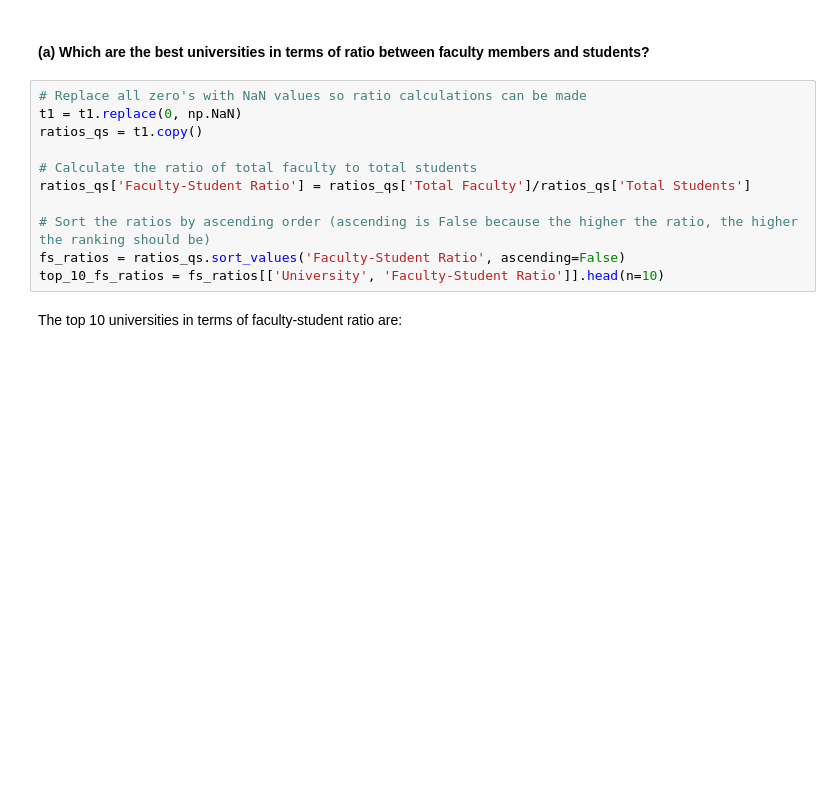
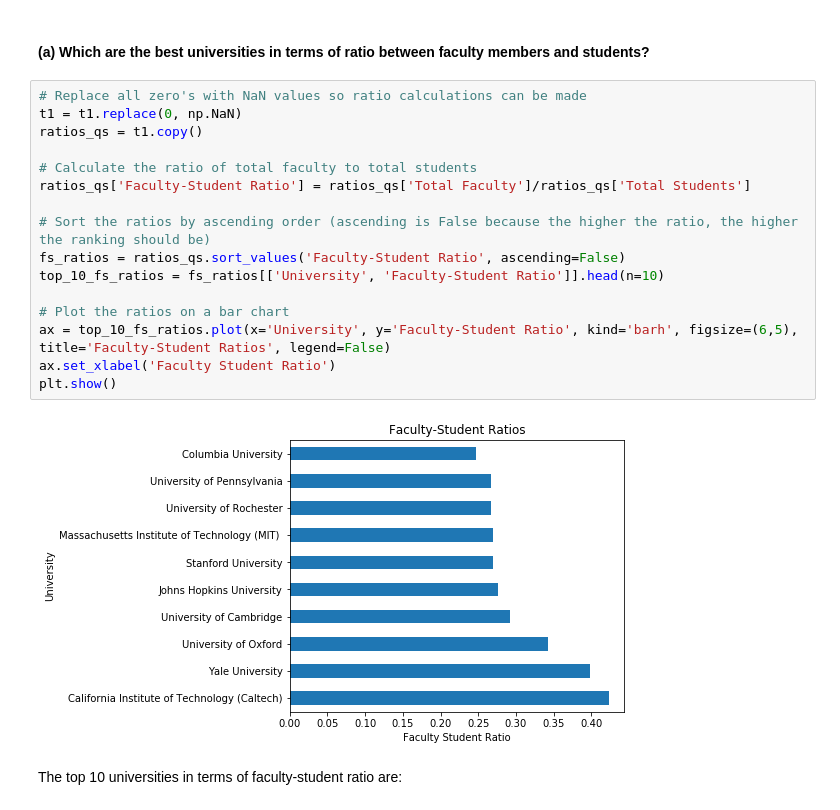
Before and after one commit to GauravPasari/ADA_Group_Tota_Pasari_Prelot, a Jupyter notebook: Homework2.ipynb, the cells around one changed output. Drawn from its saved outputs; the diff is of its cells as text; blank space fills up the shorter version.

Commit message:
Added bar charts

```diff
--- a/Homework2.ipynb
+++ b/Homework2.ipynb
@@ -129,14 +128,21 @@ map_country_region['Russian Federation'] = 'Europe'
 # %%
 # Replace all zero's with NaN values so ratio calculations can be made
 t1 = t1.replace(0, np.NaN)
 ratios_qs = t1.copy()
 
 # Calculate the ratio of total faculty to total students
 ratios_qs['Faculty-Student Ratio'] = ratios_qs['Total Faculty']/ratios_qs['Total Students']
 
 # Sort the ratios by ascending order (ascending is False because the higher the ratio, the higher the ranking should be)
 fs_ratios = ratios_qs.sort_values('Faculty-Student Ratio', ascending=False)
 top_10_fs_ratios = fs_ratios[['University', 'Faculty-Student Ratio']].head(n=10)
+
+# Plot the ratios on a bar chart
+ax = top_10_fs_ratios.plot(x='University', y='Faculty-Student Ratio', kind='barh', figsize=(6,5), title='Faculty-Student Ratios', legend=False)
+ax.set_xlabel('Faculty Student Ratio')
+plt.show()
+# %% [output]
+[figure, added]
 # %% [markdown]
 The top 10 universities in terms of faculty-student ratio are:
 # %%
```
Also changed, not shown: parts of 6 cells of this notebook.
